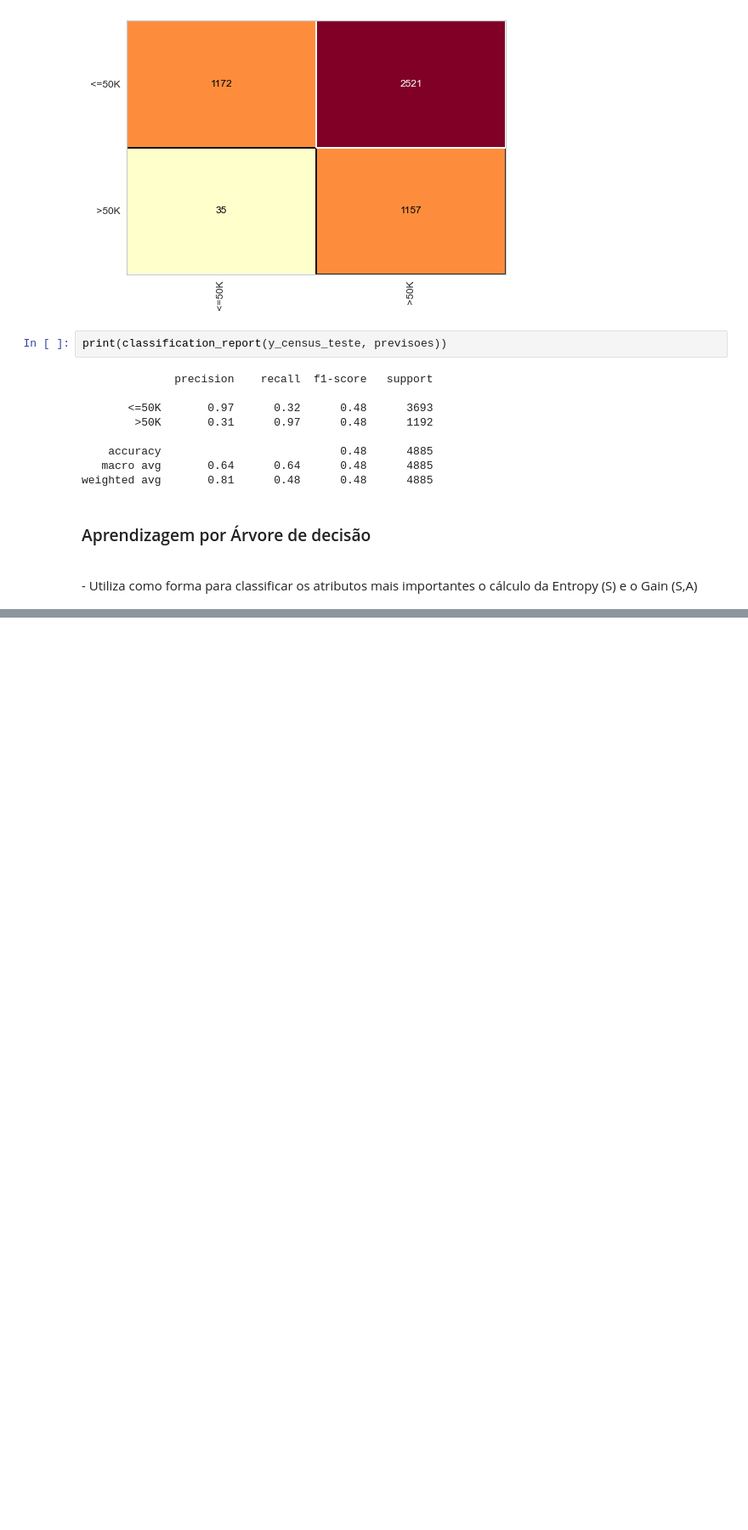
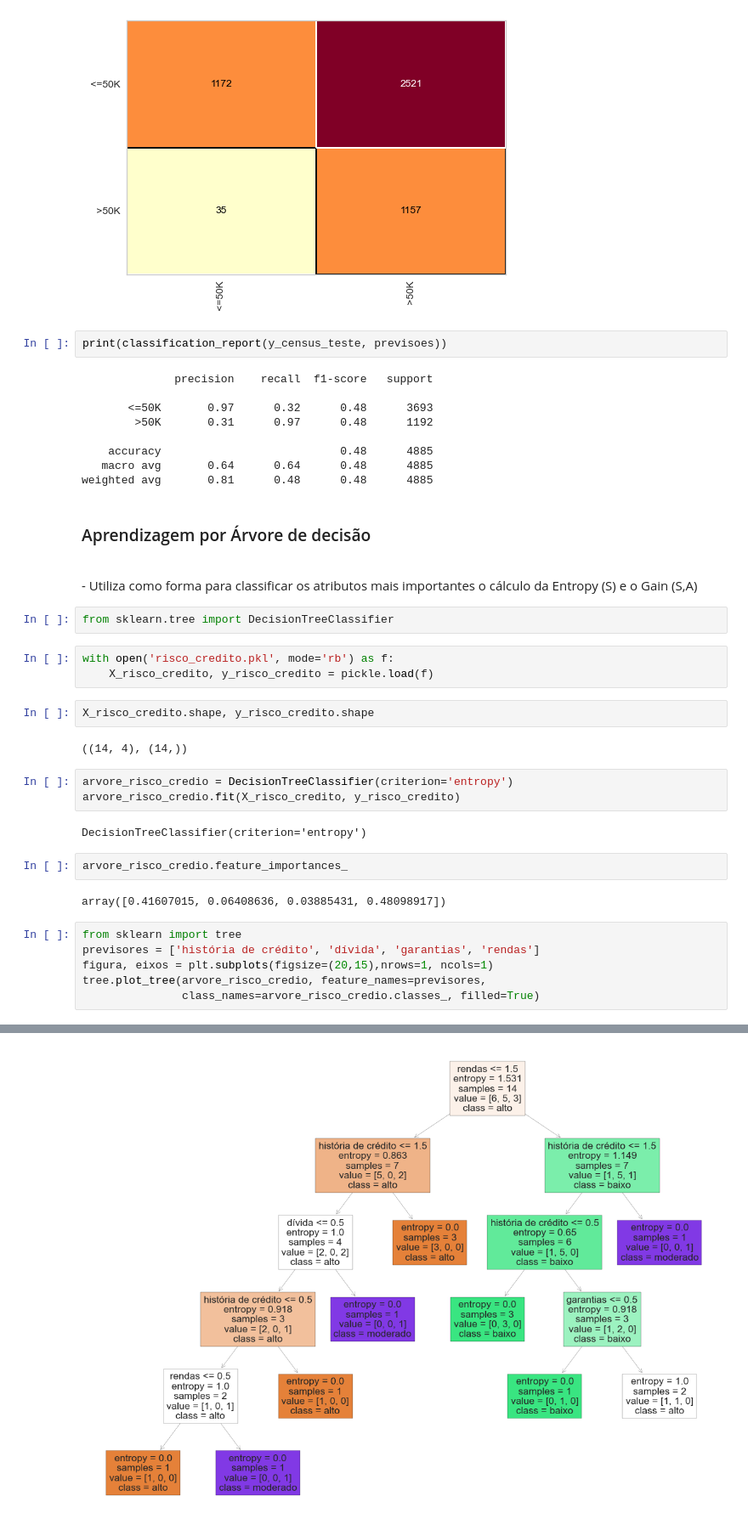
Before and after one commit to cantaruttim/Learning_Python, a Jupyter notebook: Machine Learning com Python/Aprendizagem_Bayesiana.ipynb, the cells around one changed output, grey strips where cells are left out. Shown: that part at 85% size. Saved outputs shown, nothing was run; the diff lists cells and outputs as text; blank space fills up the shorter version.

```diff
--- a/Machine Learning com Python/Aprendizagem_Bayesiana.ipynb
+++ b/Machine Learning com Python/Aprendizagem_Bayesiana.ipynb
@@ -247,3 +249,28 @@ weighted avg       0.81      0.48      0.48      4885
 ### Aprendizagem por Árvore de decisão
 <br />
 - Utiliza como forma para classificar os atributos mais importantes o cálculo da Entropy (S) e o Gain (S,A)
+# %%
+from sklearn.tree import DecisionTreeClassifier
+# %%
+with open('risco_credito.pkl', mode='rb') as f:
+    X_risco_credito, y_risco_credito = pickle.load(f)
+# %%
+X_risco_credito.shape, y_risco_credito.shape
+# %% [output]
+((14, 4), (14,))
+# %%
+arvore_risco_credio = DecisionTreeClassifier(criterion='entropy')
+arvore_risco_credio.fit(X_risco_credito, y_risco_credito)
+# %% [output]
+DecisionTreeClassifier(criterion='entropy')
+# %%
+arvore_risco_credio.feature_importances_
+# %% [output]
+array([0.41607015, 0.06408636, 0.03885431, 0.48098917])
+# %%
+from sklearn import tree
+previsores = ['história de crédito', 'dívida', 'garantias', 'rendas']
+figura, eixos = plt.subplots(figsize=(20,15),nrows=1, ncols=1)
+tree.plot_tree(arvore_risco_credio, feature_names=previsores,
+               class_names=arvore_risco_credio.classes_, filled=True)
+# %% [output]
@@ -249,0 +294 @@ weighted avg       0.81      0.48      0.48      4885
+[figure, added]
```
Also changed, not shown: parts of 23 cells of this notebook, 1 other file.
